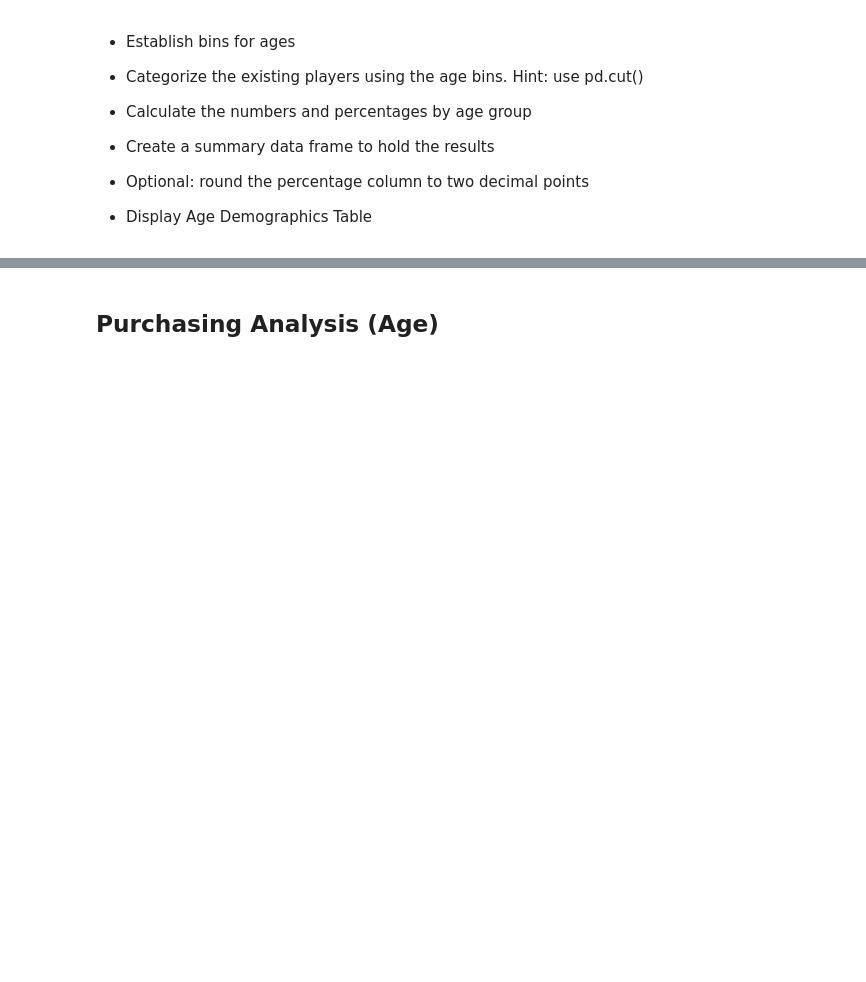
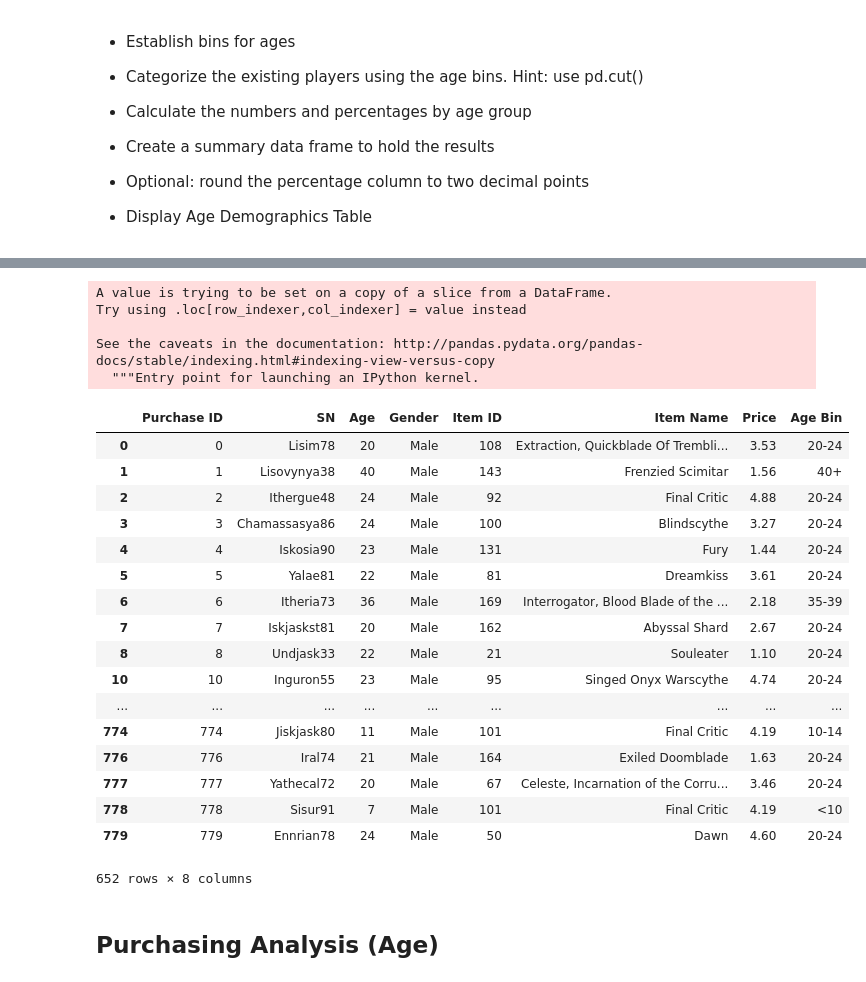
Before and after one commit to josephsy96/Pandas-Challenge, a Jupyter notebook: HeroesOfPymoli_starter.ipynb, the cells around one changed output, grey strips where cells are left out. Cells and saved outputs as stored; diff of their text form; code cells hidden in the pictures; blank space fills up the shorter version.

```diff
--- a/HeroesOfPymoli_starter.ipynb
+++ b/HeroesOfPymoli_starter.ipynb
@@ -199,3 +200,34 @@ gender_purchase_summary
+# %%
+#create bin
+age_bin = [0,9,14,19,24,29,34,39,40]
+age_labels = ['<10','10-14','15-19','20-24','25-29','30-34','35-39','40+']
+# %%
+male['Age Bin'] = pd.cut(male['Age'], age_bin, labels=age_labels)
+male
+# %% [output]
+A value is trying to be set on a copy of a slice from a DataFrame.
+Try using .loc[row_indexer,col_indexer] = value instead
+
+See the caveats in the documentation: http://pandas.pydata.org/pandas-docs/stable/indexing.html#indexing-view-versus-copy
+  """Entry point for launching an IPython kernel.
+|  | Purchase ID | SN | Age | Gender | Item ID | Item Name | Price | Age Bin |
+| 0 | 0 | Lisim78 | 20 | Male | 108 | Extraction, Quickblade Of Trembli... | 3.53 | 20-24 |
+| 1 | 1 | Lisovynya38 | 40 | Male | 143 | Frenzied Scimitar | 1.56 | 40+ |
+| 2 | 2 | Ithergue48 | 24 | Male | 92 | Final Critic | 4.88 | 20-24 |
+| 3 | 3 | Chamassasya86 | 24 | Male | 100 | Blindscythe | 3.27 | 20-24 |
+| 4 | 4 | Iskosia90 | 23 | Male | 131 | Fury | 1.44 | 20-24 |
+| 5 | 5 | Yalae81 | 22 | Male | 81 | Dreamkiss | 3.61 | 20-24 |
+| 6 | 6 | Itheria73 | 36 | Male | 169 | Interrogator, Blood Blade of the ... | 2.18 | 35-39 |
+| 7 | 7 | Iskjaskst81 | 20 | Male | 162 | Abyssal Shard | 2.67 | 20-24 |
+| 8 | 8 | Undjask33 | 22 | Male | 21 | Souleater | 1.10 | 20-24 |
+| 10 | 10 | Inguron55 | 23 | Male | 95 | Singed Onyx Warscythe | 4.74 | 20-24 |
+| ... | ... | ... | ... | ... | ... | ... | ... | ... |
+| 774 | 774 | Jiskjask80 | 11 | Male | 101 | Final Critic | 4.19 | 10-14 |
+| 776 | 776 | Iral74 | 21 | Male | 164 | Exiled Doomblade | 1.63 | 20-24 |
+| 777 | 777 | Yathecal72 | 20 | Male | 67 | Celeste, Incarnation of the Corru... | 3.46 | 20-24 |
+| 778 | 778 | Sisur91 | 7 | Male | 101 | Final Critic | 4.19 | <10 |
+| 779 | 779 | Ennrian78 | 24 | Male | 50 | Dawn | 4.60 | 20-24 |
+652 rows × 8 columns
 # %% [markdown]
 ## Purchasing Analysis (Age)
 # %% [markdown]
```
Also changed, not shown: parts of 3 cells of this notebook.
